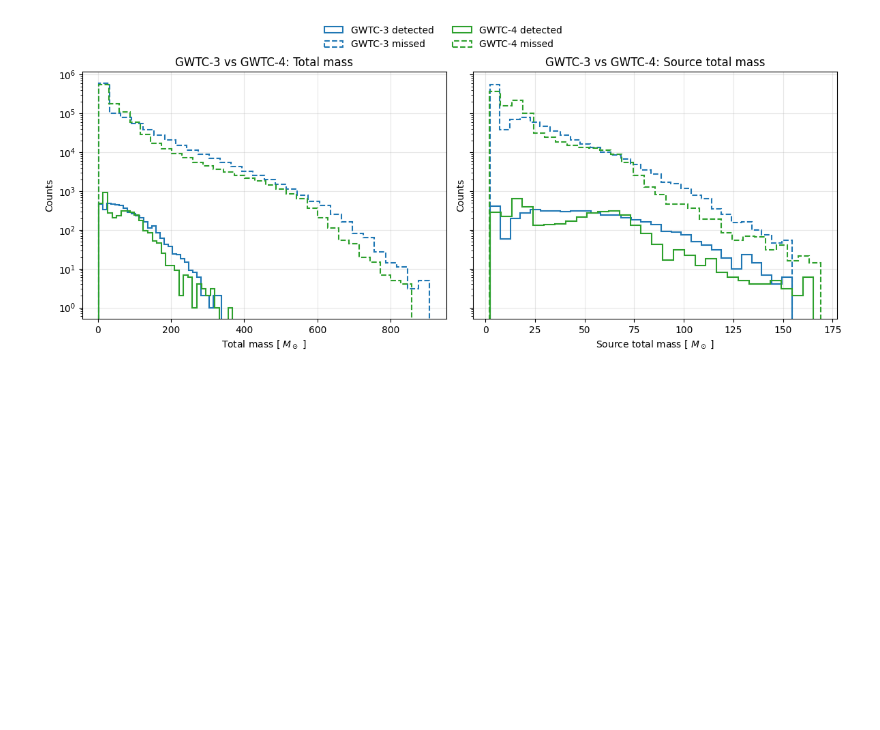
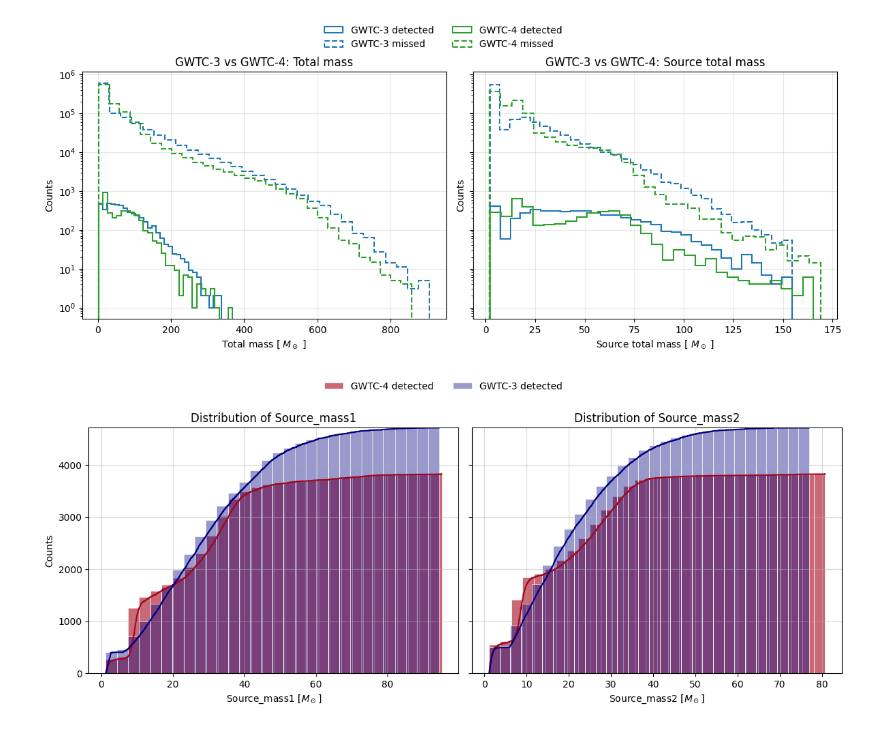
Before and after one commit to weizmannk/GWTC-4-distribution, a Jupyter notebook: distribustion_check.ipynb, the cells around one changed output. Cells and saved outputs as stored; diff of their text form; code cells hidden in the pictures; blank space fills up the shorter version.

```diff
--- a/distribustion_check.ipynb
+++ b/distribustion_check.ipynb
@@ -747,3 +825,70 @@ plt.savefig("total_mass_distributions_step.pdf", dpi=300, bbox_inches="tight")
 plt.show()
 # %% [output]
 [figure]
+# %%
+# Load the catalogs
+injections = {
+    "GWTC-4": Table.read(
+        "GWTC4_injections_with_detection_status.dat", format="ascii.fast_tab"
+    ),
+    "GWTC-3": Table.read(
+        "GWTC3_injections_with_detection_status.dat", format="ascii.fast_tab"
+    ),
+}
+
+# Mass columns to plot
+mass_cols = ["source_mass1", "source_mass2"]
+
+fill_style = {
+    ("GWTC-4", "no"): dict(color="#1b9e77", alpha=0.3, label="GWTC-4 missed"),
+    ("GWTC-3", "no"): dict(color="#d95f02", alpha=0.2, label="GWTC-3 missed"),
+    ("GWTC-4", "yes"): dict(color="#a5051a", alpha=0.6, label="GWTC-4 detected"),
+    ("GWTC-3", "yes"): dict(color="navy", alpha=0.4, label="GWTC-3 detected"),
+}
+
+colors = {"gwtc4": "#1b9e77", "o4alert": "#d95f02", "o4a": "#7570b3", "thresh": "navy"}
+
+fig, axes = plt.subplots(1, 2, figsize=(12, 5), sharey=True)
+
+for ax, mass_col in zip(axes, mass_cols):
+    for catalog, table in injections.items():
+        for status in ["yes"]:  # , "no"]:
+            arr = np.asarray(table[table["detection"] == status][mass_col])
+            arr = arr[np.isfinite(arr)]
+            if arr.size == 0:
+                continue
+
+            sns.histplot(
+                arr,
+                stat="count",
+                cumulative=True,
+                bins=30,
+                fill=True,
+                edgecolor="white",
+                linewidth=0.5,
+                ax=ax,
+                **fill_style[(catalog, status)],
+            )
+
+            sns.ecdfplot(
+                arr,
+                stat="count",
+                color=fill_style[(catalog, status)]["color"],
+                ax=ax,
+            )
+
+    ax.set_xlabel(rf"{mass_col.capitalize()} [$M_\odot$]")
+    ax.set_ylabel("Counts")
+    ax.set_title(f"Distribution of {mass_col.capitalize()}")
+    # ax.set_yscale("log")
+    ax.grid(alpha=0.5)
+
+# Légende commune
+handles, labels = axes[0].get_legend_handles_labels()
+fig.legend(handles, labels, ncol=2, loc="upper center", frameon=False)
+
+plt.tight_layout(rect=[0, 0, 1, 0.92])
+plt.savefig("cumulative_histogram_source_mass.pdf", dpi=300, bbox_inches="tight")
+# plt.show()
+# %% [output]
+[figure, added]
```
Also changed, not shown: parts of 12 cells of this notebook, 18 other files.
